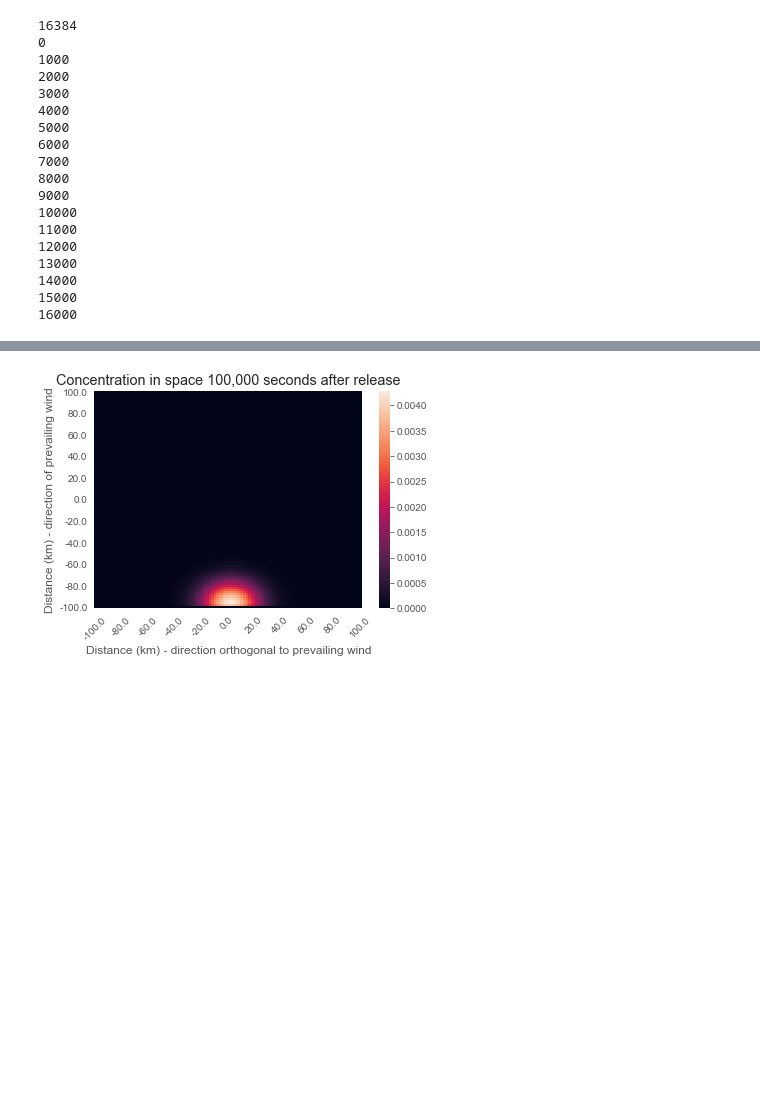
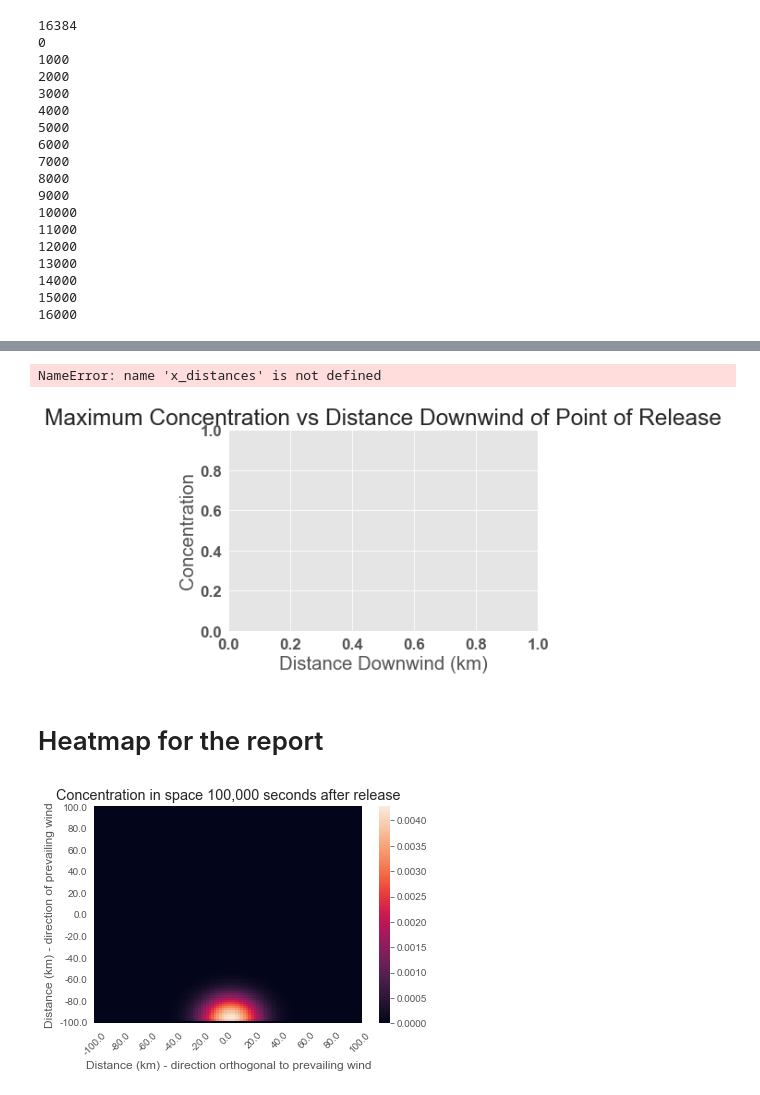
Before and after one commit to ktadgh/Air-Pollution, a Jupyter notebook: Air Polution_normal_wind_speed.ipynb, the cells around one changed output, grey strips where cells are left out. Cells and saved outputs as stored; diff of their text form; code cells hidden in the pictures; blank space fills up the shorter version.

```diff
--- a/Air Polution_normal_wind_speed.ipynb
+++ b/Air Polution_normal_wind_speed.ipynb
@@ -339,0 +432,15 @@ Generating a plot of the max concentration halfway down the y axis vs windspeed
+# %%
+x_mean = 2.0046153468353722
+x_std = 2.168835495560843
+
+y_mean = 1.0209864186943514*np.exp(-16)
+y_std = 2.901290755064771
+#
+# %%
+max_concentrations = []
+distances = []
+for x_distance in np.arange(0,10,1):
+    U = calculate(U, x_mean, y_mean)
+    U_sample = U[:,50-x_distance,50]
+    max_concentrations.append(np.max(U_sample))
+    distances.append(x_distance*2)
@@ -340,3 +465,23 @@ Generating a plot of the max concentration halfway down the y axis vs windspeed
+# %%
+font = {'family' : 'sans',
+        'weight' : 'bold',
+        'size'   : 17}
+
+matplotlib.rc('font', **font)
+
+plt.figure(0)
+plt.xlabel('Distance Downwind (km)')
+plt.ylabel('Concentration')
+#plt.yscale('log')
+# - assuming variance of 2.168835495560843 with y_mean = 0
+plt.title('Maximum Concentration vs Distance Downwind of Point of Release')
+plt.plot(distances, (max_concentrations),ls='--')
+plt.savefig('distance_downwind_vs_concentration',bbox_inches='tight')
+# %% [output]
+NameError: name 'x_distances' is not defined
+[figure, added]
+# %% [markdown]
+# Heatmap for the report
 # %%
 data = U[-1]
 p = sb.heatmap(data, cbar = True, annot = False)
```
Also changed, not shown: parts of 8 cells of this notebook.
